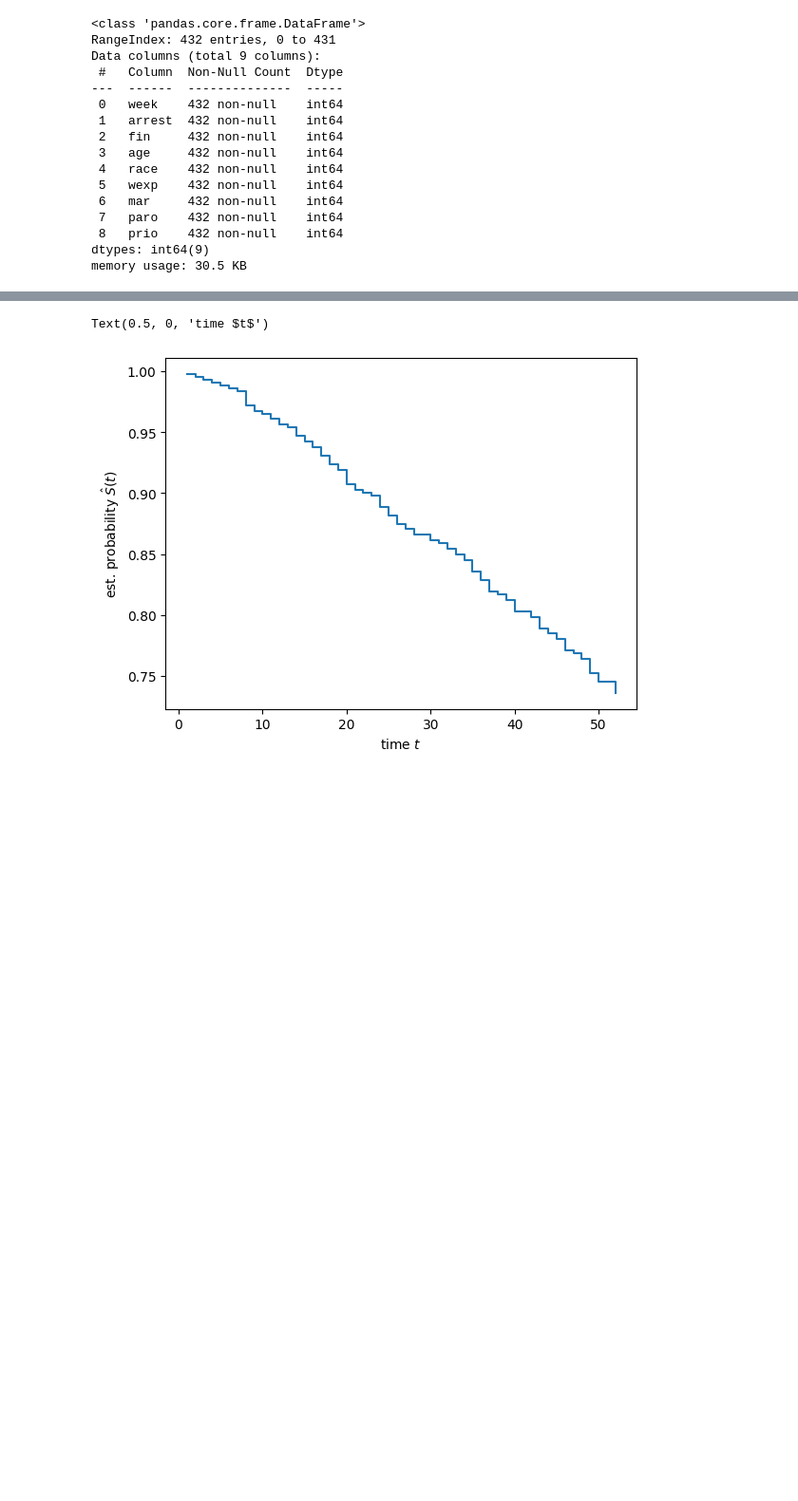
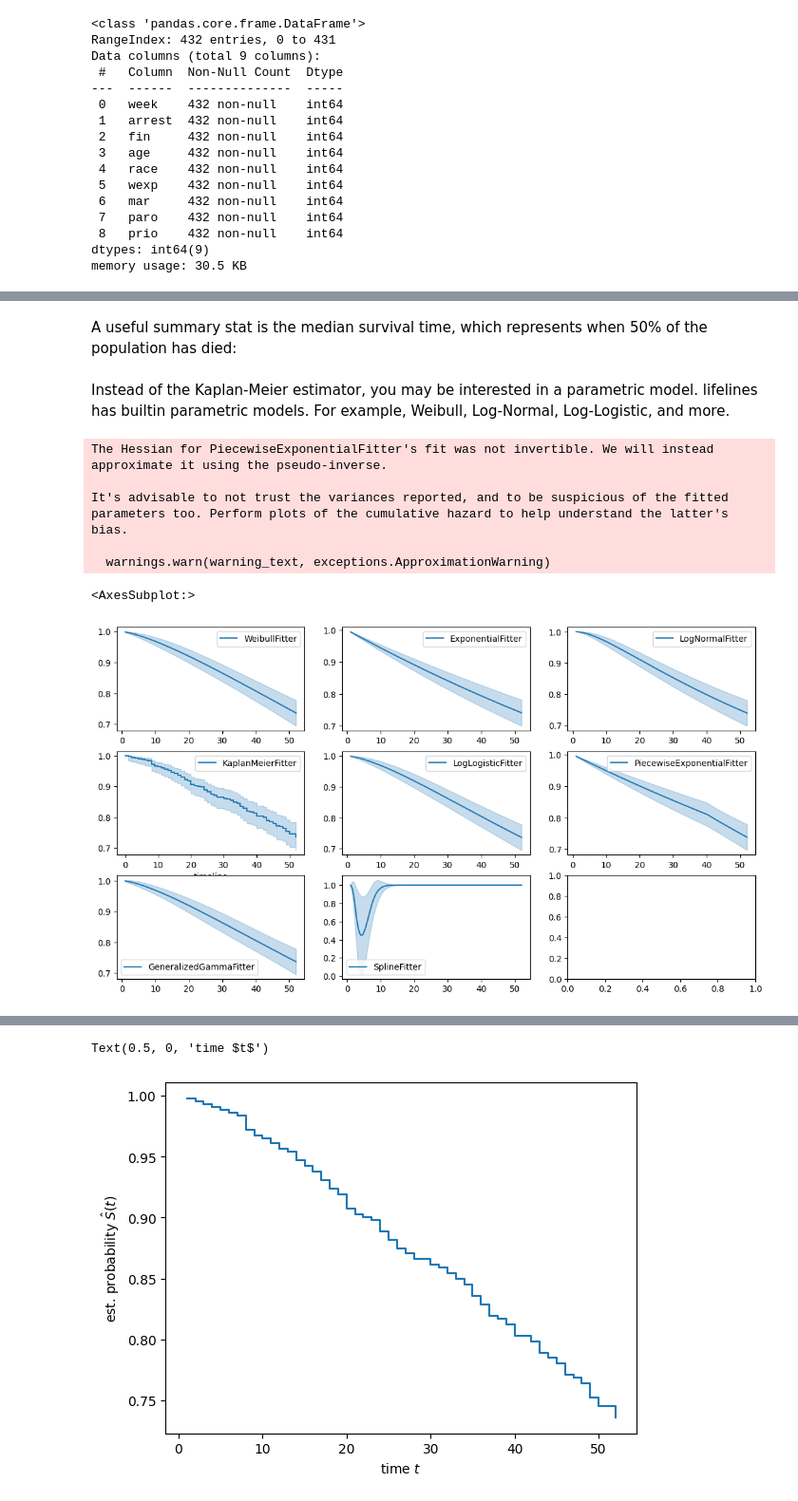
Before and after one commit to omariosc/survival-analysis, a Jupyter notebook: rossi.ipynb, the cells around one changed output, grey strips where cells are left out. Shown at 95% size. Cells and saved outputs as stored; diff of their text form; code cells hidden in the pictures; blank space fills up the shorter version.

```diff
--- a/rossi.ipynb
+++ b/rossi.ipynb
@@ -43,0 +104,5 @@ memory usage: 30.5 KB
+# %%
+kmf.fit(T, event_observed=E, timeline=np.linspace(0, 52, 100))
+
+kmf.survival_function_   # index is now the same as range(0, 100, 2)
+kmf.confidence_interval_ # index is now the same as range(0, 100, 2)
@@ -43,0 +123,2 @@ memory usage: 30.5 KB
+# %% [markdown]
+A useful summary stat is the median survival time, which represents when 50% of the population has died:
@@ -43,0 +130,32 @@ memory usage: 30.5 KB
+# %% [markdown]
+Instead of the Kaplan-Meier estimator, you may be interested in a parametric model. lifelines has builtin parametric models. For example, Weibull, Log-Normal, Log-Logistic, and more.
+# %%
+from lifelines import *
+
+fig, axes = plt.subplots(3, 3, figsize=(13.5, 7.5))
+
+kmf = KaplanMeierFitter().fit(T, E, label='KaplanMeierFitter')
+wbf = WeibullFitter().fit(T, E, label='WeibullFitter')
+exf = ExponentialFitter().fit(T, E, label='ExponentialFitter')
+lnf = LogNormalFitter().fit(T, E, label='LogNormalFitter')
+llf = LogLogisticFitter().fit(T, E, label='LogLogisticFitter')
+pwf = PiecewiseExponentialFitter([40, 60]).fit(T, E, label='PiecewiseExponentialFitter')
+ggf = GeneralizedGammaFitter().fit(T, E, label='GeneralizedGammaFitter')
+sf = SplineFitter(np.percentile(T.loc[E.astype(bool)], [0, 50, 100])).fit(T, E, label='SplineFitter')
+
+wbf.plot_survival_function(ax=axes[0][0])
+exf.plot_survival_function(ax=axes[0][1])
+lnf.plot_survival_function(ax=axes[0][2])
+kmf.plot_survival_function(ax=axes[1][0])
+llf.plot_survival_function(ax=axes[1][1])
+pwf.plot_survival_function(ax=axes[1][2])
+ggf.plot_survival_function(ax=axes[2][0])
+sf.plot_survival_function(ax=axes[2][1])
+# %% [output]
+The Hessian for PiecewiseExponentialFitter's fit was not invertible. We will instead approximate it using the pseudo-inverse.
+
+It's advisable to not trust the variances reported, and to be suspicious of the fitted parameters too. Perform plots of the cumulative hazard to help understand the latter's bias.
+
+  warnings.warn(warning_text, exceptions.ApproximationWarning)
+<AxesSubplot:>
+[figure, added]
```
Also changed, not shown: parts of 53 cells of this notebook.
